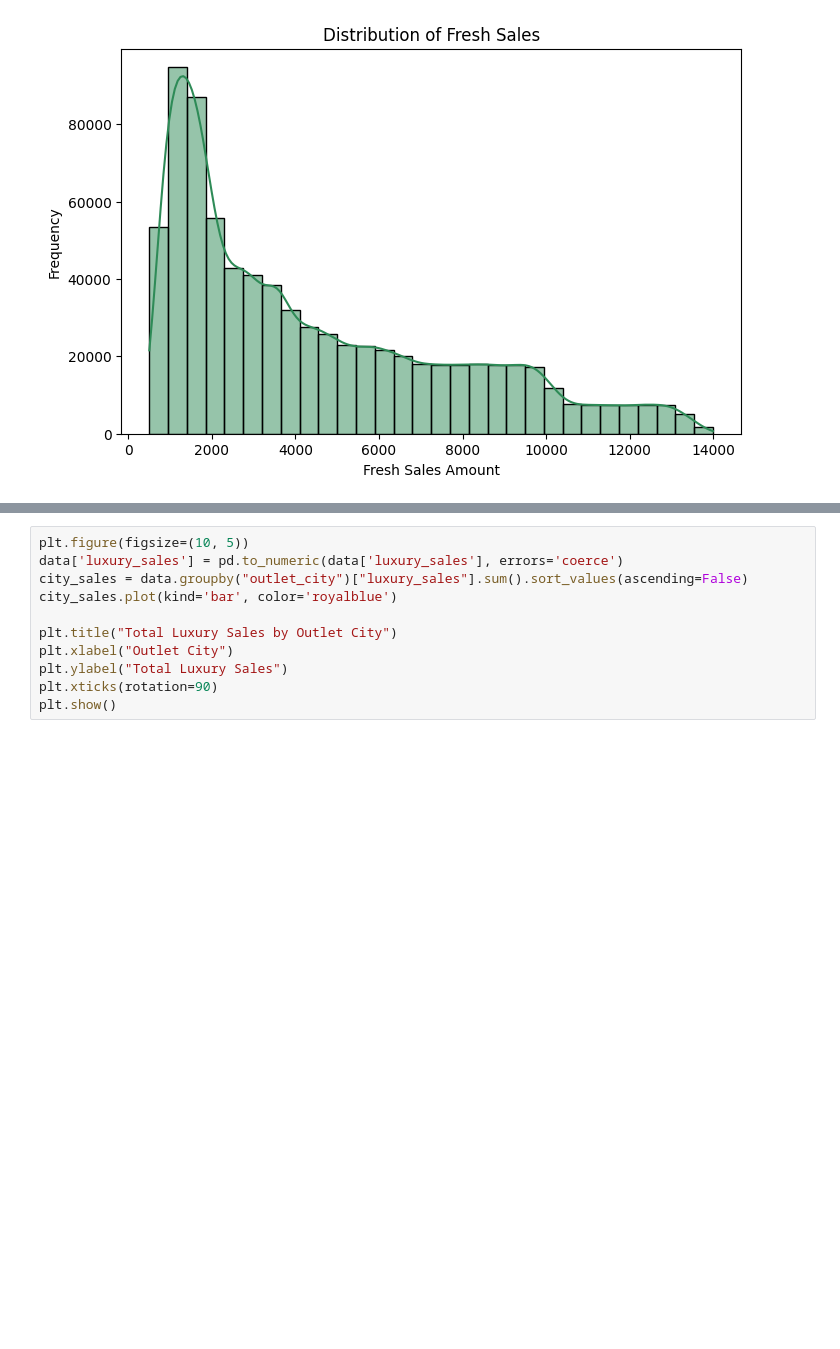
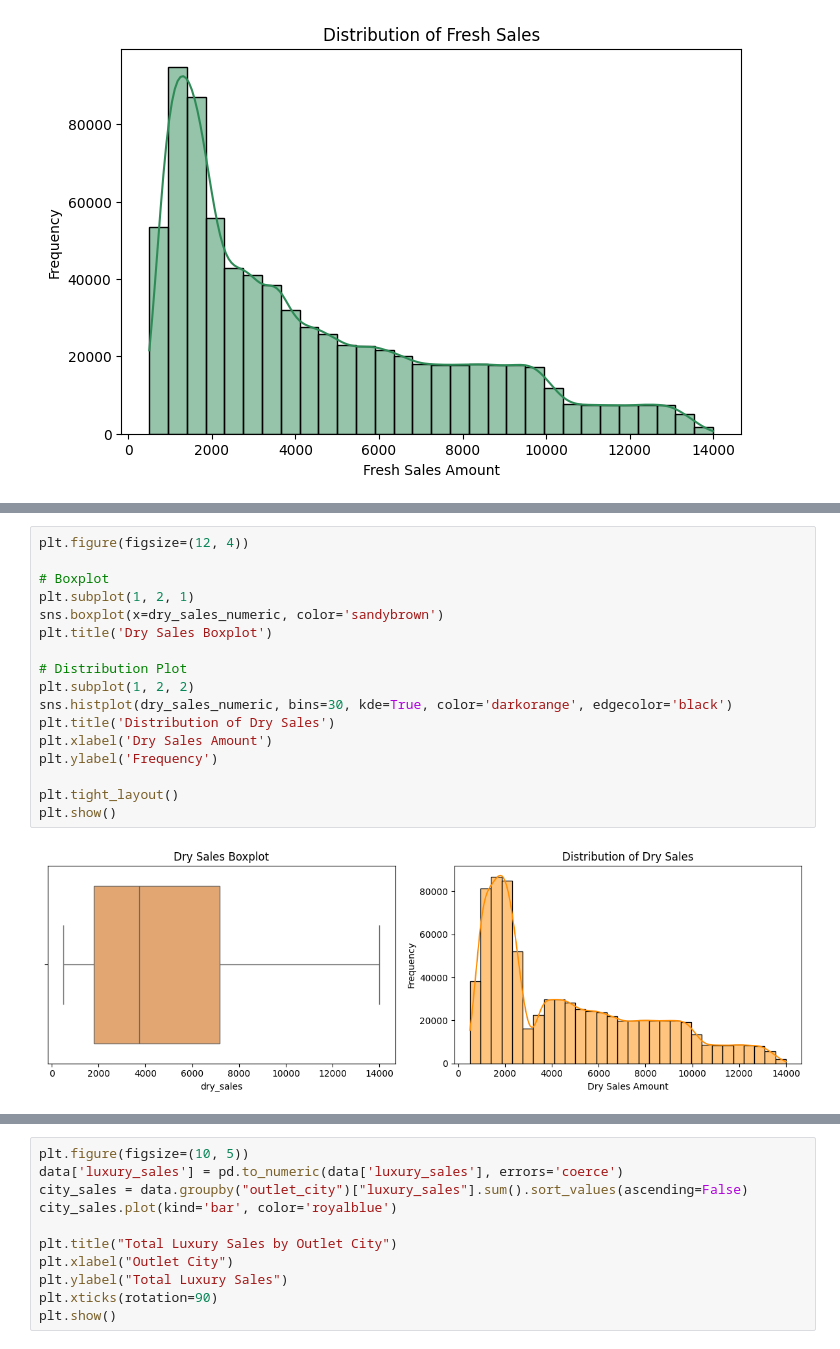
Before and after one commit to Sandanu87/Nextgen-Analytics-, a Jupyter notebook: Initial_EDA.ipynb, the cells around one changed output, grey strips where cells are left out. Cells and saved outputs as stored; diff of their text form; blank space fills up the shorter version.

```diff
--- a/Initial_EDA.ipynb
+++ b/Initial_EDA.ipynb
@@ -97,0 +138,19 @@ plt.show()
+# %%
+plt.figure(figsize=(12, 4))
+
+# Boxplot
+plt.subplot(1, 2, 1)
+sns.boxplot(x=dry_sales_numeric, color='sandybrown')
+plt.title('Dry Sales Boxplot')
+
+# Distribution Plot
+plt.subplot(1, 2, 2)
+sns.histplot(dry_sales_numeric, bins=30, kde=True, color='darkorange', edgecolor='black')
+plt.title('Distribution of Dry Sales')
+plt.xlabel('Dry Sales Amount')
+plt.ylabel('Frequency')
+
+plt.tight_layout()
+plt.show()
+# %% [output]
+[figure, added]
```
Also changed, not shown: parts of 8 cells of this notebook.
